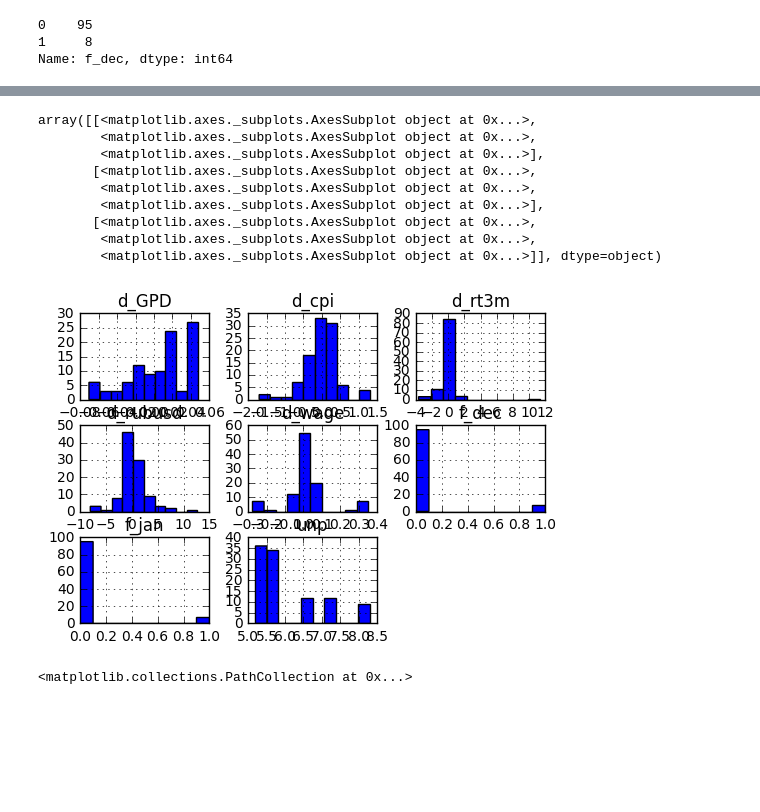
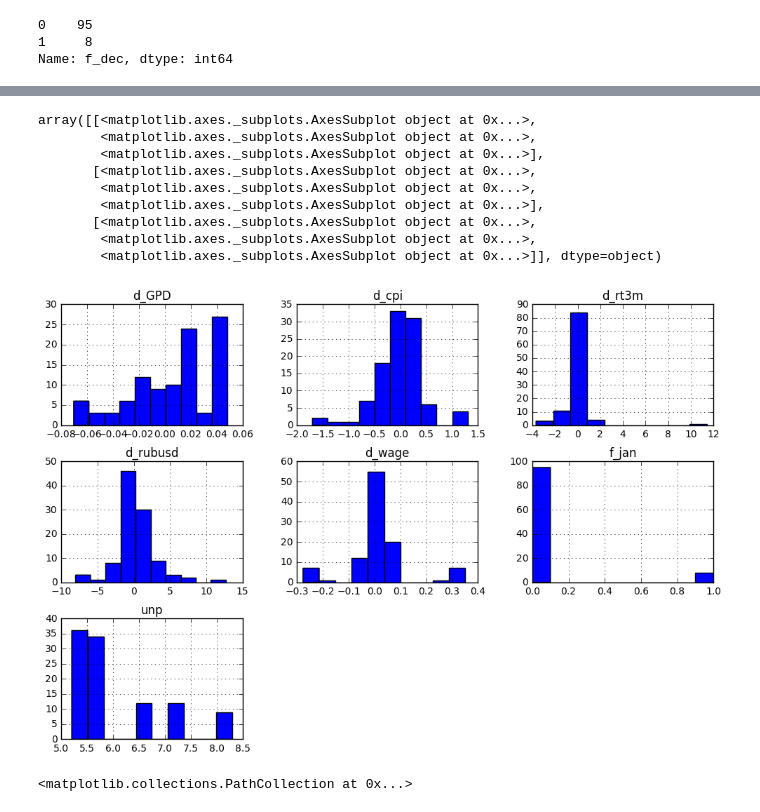
Before and after one commit to krutenyuk/Retail-depo, a Jupyter notebook: Data model.ipynb, the cells around one changed output, grey strips where cells are left out. Drawn from its saved outputs; the diff is of its cells as text; code cells hidden in the pictures; blank space fills up the shorter version.

```diff
--- a/Data model.ipynb
+++ b/Data model.ipynb
@@ -49,16 +50,17 @@ predictors = list(set(['d_rubusd','d_wage','d_rt3m','d_GPD','f_dec','f_jan','unp
-# %%
-df[predictors].hist()
-# %% [output]
-array([[<matplotlib.axes._subplots.AxesSubplot object at 0x...>,
-        <matplotlib.axes._subplots.AxesSubplot object at 0x...>,
-        <matplotlib.axes._subplots.AxesSubplot object at 0x...>],
-       [<matplotlib.axes._subplots.AxesSubplot object at 0x...>,
-        <matplotlib.axes._subplots.AxesSubplot object at 0x...>,
-        <matplotlib.axes._subplots.AxesSubplot object at 0x...>],
-       [<matplotlib.axes._subplots.AxesSubplot object at 0x...>,
-        <matplotlib.axes._subplots.AxesSubplot object at 0x...>,
-        <matplotlib.axes._subplots.AxesSubplot object at 0x...>]], dtype=object)
-[figure, removed]
+# %%
+figsize(12, 8)
+df[predictors].hist()
+# %% [output]
+array([[<matplotlib.axes._subplots.AxesSubplot object at 0x...>,
+        <matplotlib.axes._subplots.AxesSubplot object at 0x...>,
+        <matplotlib.axes._subplots.AxesSubplot object at 0x...>],
+       [<matplotlib.axes._subplots.AxesSubplot object at 0x...>,
+        <matplotlib.axes._subplots.AxesSubplot object at 0x...>,
+        <matplotlib.axes._subplots.AxesSubplot object at 0x...>],
+       [<matplotlib.axes._subplots.AxesSubplot object at 0x...>,
+        <matplotlib.axes._subplots.AxesSubplot object at 0x...>,
+        <matplotlib.axes._subplots.AxesSubplot object at 0x...>]], dtype=object)
+[figure, added]
 # %%
 fig, ax = plt.subplots()
 ax.scatter(df['portf_gr'], df['d_GPD'])
```
Also changed, not shown: parts of 19 cells of this notebook.
